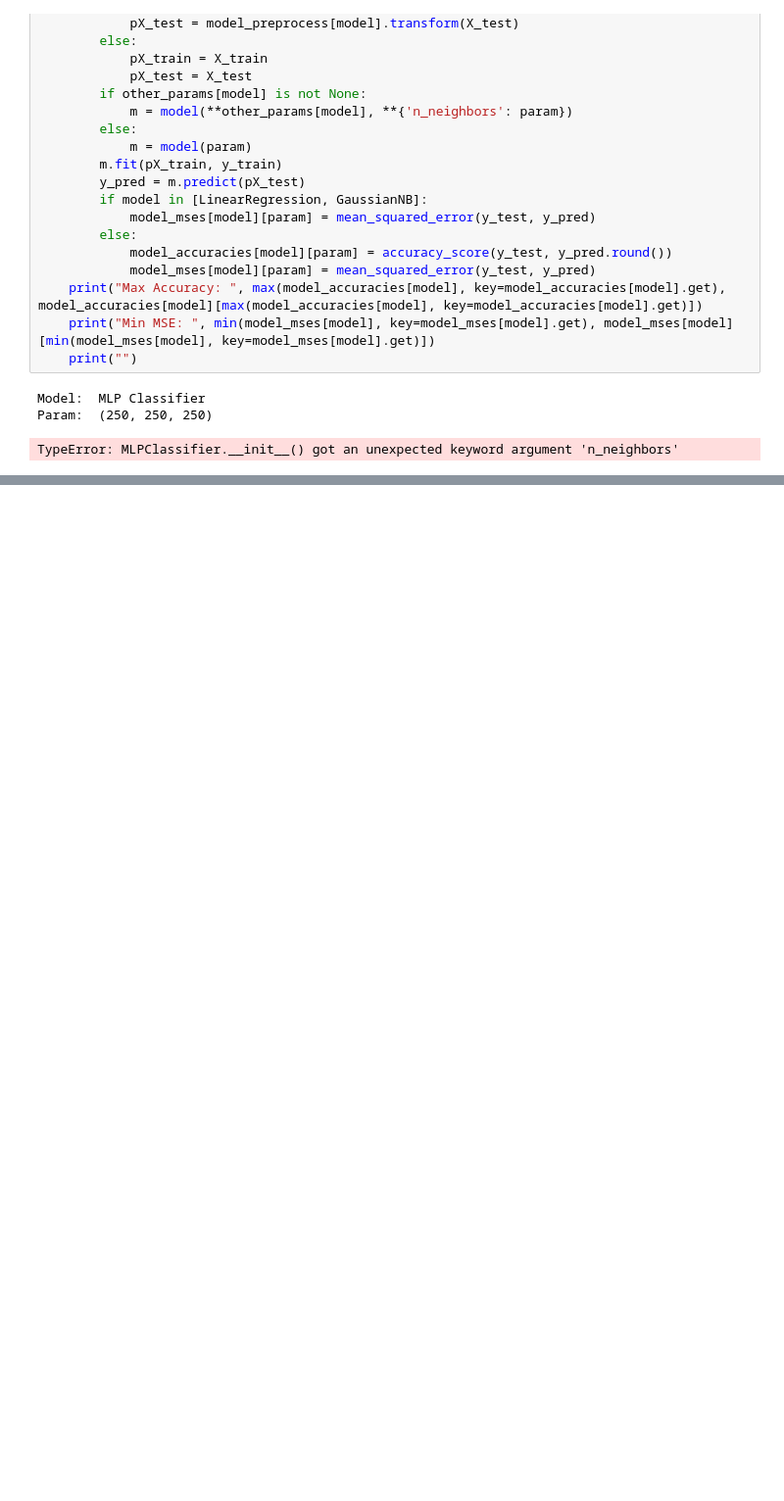
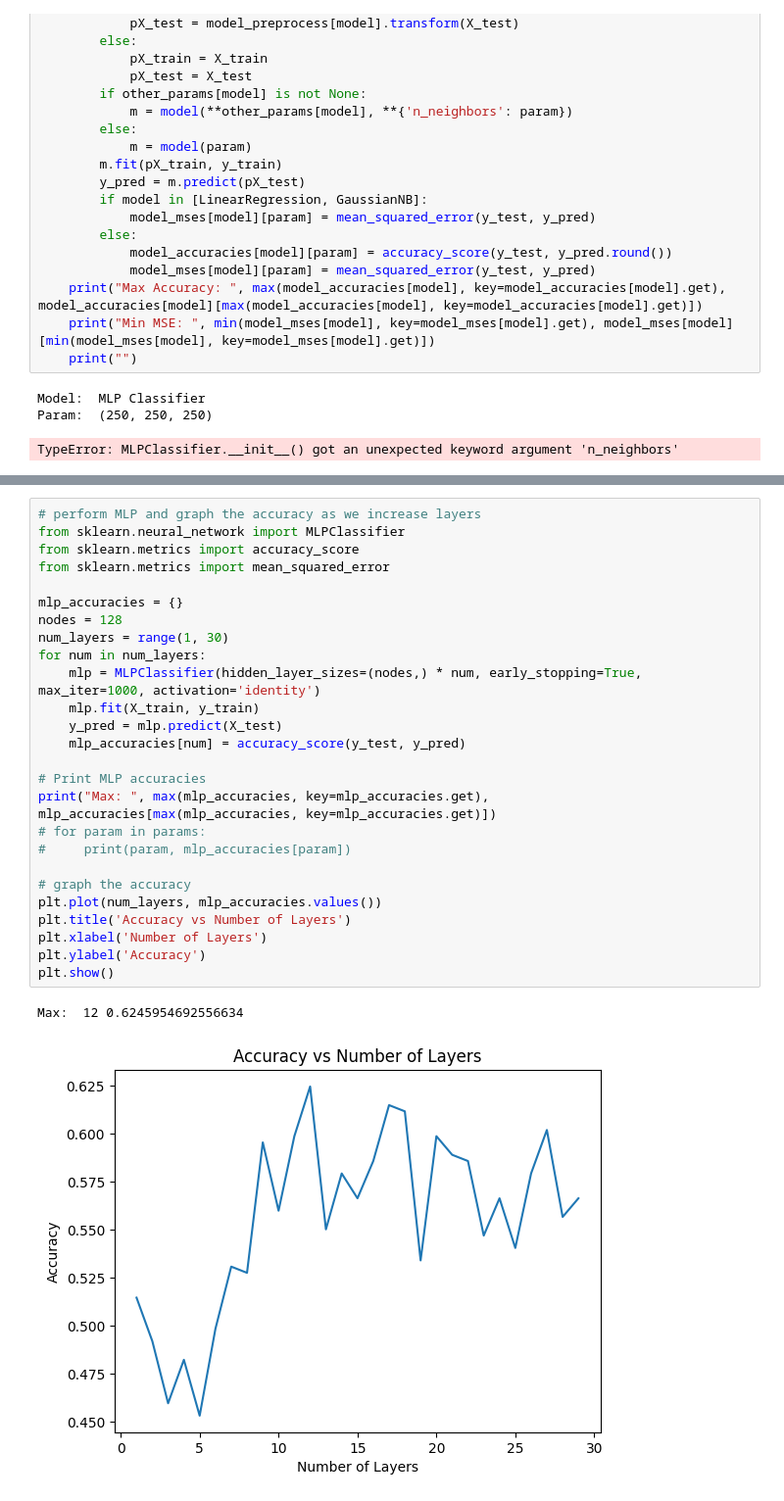
Before and after one commit to justinolcott/avalanche, a Jupyter notebook: starting_code.ipynb, the cells around one changed output, grey strips where cells are left out. Shown: that part at 98% size. Drawn from its saved outputs; the diff is of its cells as text; blank space fills up the shorter version.

```diff
--- a/starting_code.ipynb
+++ b/starting_code.ipynb
@@ -734,0 +948,29 @@ Min MSE:  (('XGBRegressor', 2), 0.2643110258098708)
+# %%
+# perform MLP and graph the accuracy as we increase layers
+from sklearn.neural_network import MLPClassifier
+from sklearn.metrics import accuracy_score
+from sklearn.metrics import mean_squared_error
+
+mlp_accuracies = {}
+nodes = 128
+num_layers = range(1, 30)
+for num in num_layers:
+    mlp = MLPClassifier(hidden_layer_sizes=(nodes,) * num, early_stopping=True, max_iter=1000, activation='identity')
+    mlp.fit(X_train, y_train)
+    y_pred = mlp.predict(X_test)
+    mlp_accuracies[num] = accuracy_score(y_test, y_pred)
+
+# Print MLP accuracies
+print("Max: ", max(mlp_accuracies, key=mlp_accuracies.get), mlp_accuracies[max(mlp_accuracies, key=mlp_accuracies.get)])
+# for param in params:
+#     print(param, mlp_accuracies[param])
+
+# graph the accuracy
+plt.plot(num_layers, mlp_accuracies.values())
+plt.title('Accuracy vs Number of Layers')
+plt.xlabel('Number of Layers')
+plt.ylabel('Accuracy')
+plt.show()
+# %% [output]
+Max:  12 0.6245954692556634
+[figure, added]
```
Also changed, not shown: parts of 32 cells of this notebook, 5 other files.
